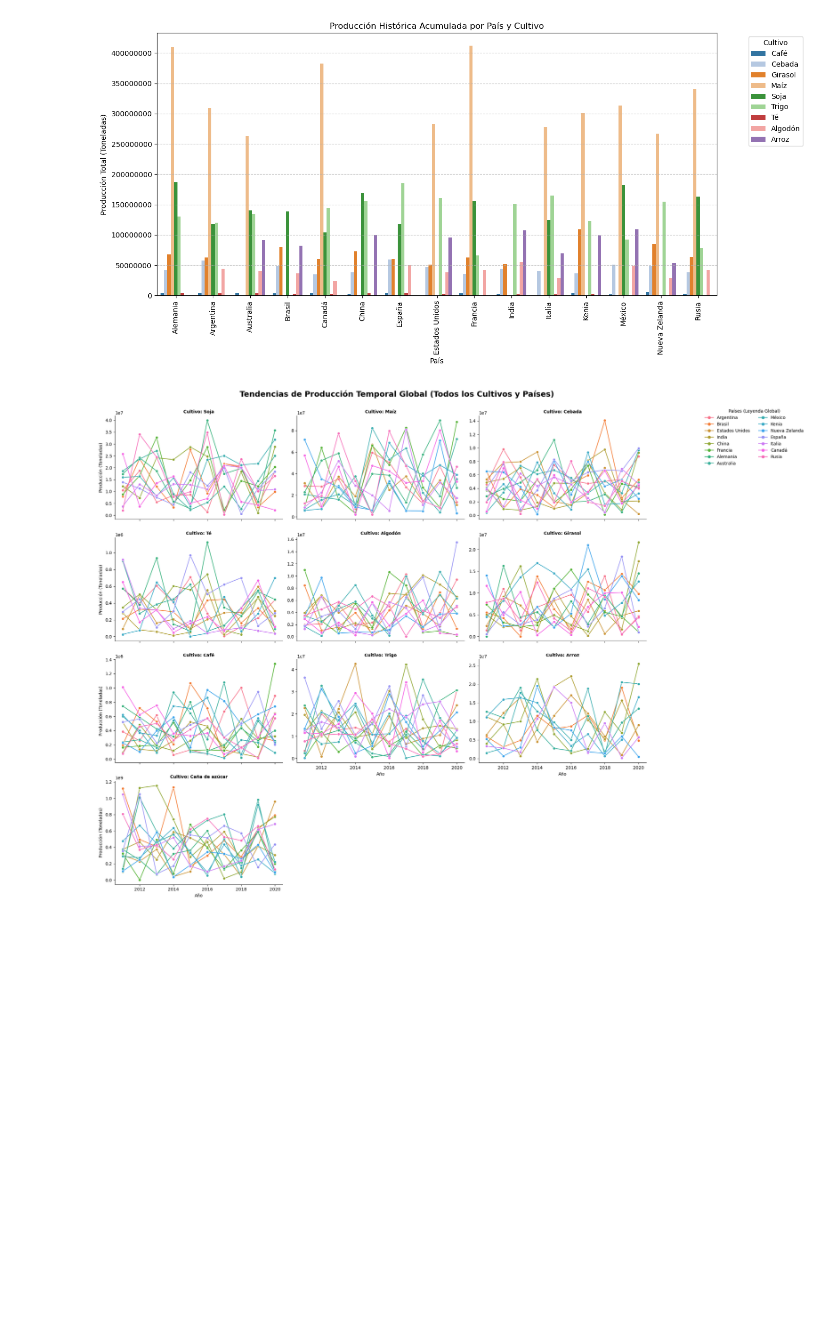
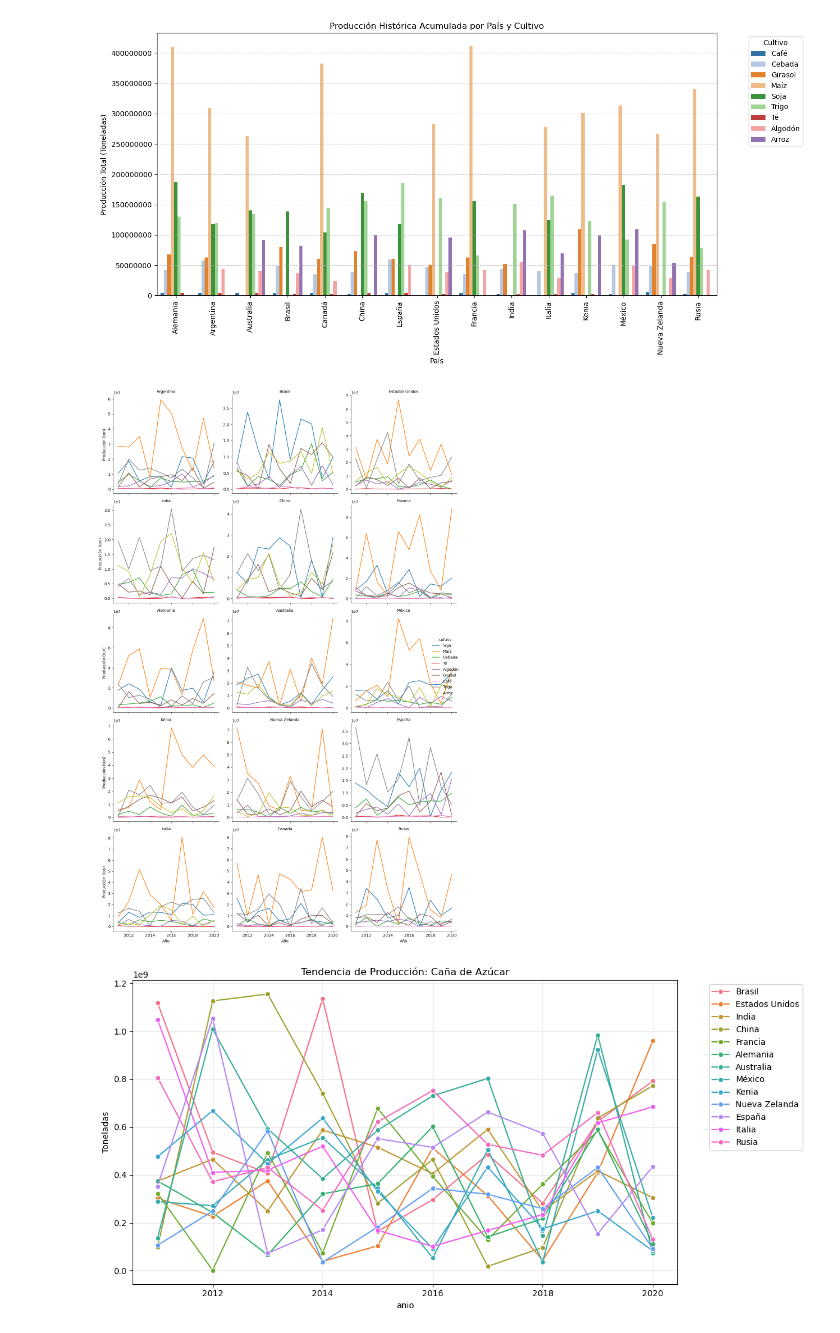
Before and after one commit to ccp0897/Agricultura-y-Ganader-a-Global, a Jupyter notebook: EDA_datosEstructurados.ipynb, the cells around one changed output. Drawn from its saved outputs; the diff is of its cells as text; code cells hidden in the pictures; blank space fills up the shorter version.

```diff
--- a/EDA_datosEstructurados.ipynb
+++ b/EDA_datosEstructurados.ipynb
@@ -210,43 +210,26 @@ plt.show()
 # %% [output]
 [figure]
 # %%
-# ==========================================
-# GENERACIÓN DE CUADRÍCULA DINÁMICA (FACET GRID)
-# ==========================================
-# Utilizamos relplot para crear múltiples subgráficas automáticamente
-# basándose en la columna 'cultivo'
-g = sns.relplot(
-    data=df_agri,
-    x='anio',
-    y='produccion_ton',
-    hue='pais',             # Una línea de color por cada país
-    col='cultivo',          # Crea una gráfica nueva por cada cultivo
-    col_wrap=3,             # Ponemos 3 gráficas por fila para que no sea infinito hacia la derecha
-    kind='line',
-    marker='o',
-    height=4,               # Altura de cada subgráfica
-    aspect=1.5,             # Anchura relativa de cada subgráfica
-    facet_kws={'sharey': False}, # MUY IMPORTANTE: Cada gráfica tendrá su propia escala Y
-    palette='husl'          # Paleta con muchos colores distintos
-)
+# Gráfico para TODOS los países y cultivos (FacetGrid)
+df_sin_cana = df_agri[df_agri['cultivo'] != 'Caña de azúcar']
+g = sns.FacetGrid(df_sin_cana, col="pais", hue="cultivo", col_wrap=3, height=4, sharey=False)
+g.map(sns.lineplot, "anio", "produccion_ton")
+g.add_legend()
+g.set_axis_labels("Año", "Producción (ton)")
+g.set_titles("{col_name}")
+plt.tight_layout()
+plt.show()
 
-# ==========================================
-# FORMATO Y ESTÉTICA
-# ==========================================
-# Título general
-g.fig.suptitle('Tendencias de Producción Temporal Global (Todos los Cultivos y Países)',
-               y=1.03, fontsize=18, fontweight='bold')
-
-# Nombres de los ejes
-g.set_axis_labels('Año', 'Producción (Toneladas)')
-
-# Título de cada cajita
-g.set_titles('Cultivo: {col_name}', fontweight='bold')
-
-# Como hay decenas de países, la leyenda por defecto tapará las gráficas.
-# La sacamos fuera de la cuadrícula y la ponemos en 2 columnas para que sea legible.
-sns.move_legend(g, "upper left", bbox_to_anchor=(1, 1), ncol=2, title='Países (Leyenda Global)')
-
+# Gráfico específico para CAÑA DE AZÚCAR
+df_cana = df_agri[df_agri['cultivo'] == 'Caña de azúcar']
+plt.figure(figsize=(12, 6))
+sns.lineplot(data=df_cana, x='anio', y='produccion_ton', hue='pais', marker='o')
+plt.title('Tendencia de Producción: Caña de Azúcar')
+plt.ylabel('Toneladas')
+plt.grid(True, alpha=0.3)
+plt.legend(bbox_to_anchor=(1.05, 1), loc='upper left')
+plt.tight_layout()
 plt.show()
 # %% [output]
-[figure, old version]
+[figure, new version]
+[figure, added]
```
Also changed, not shown: parts of 17 cells of this notebook.
